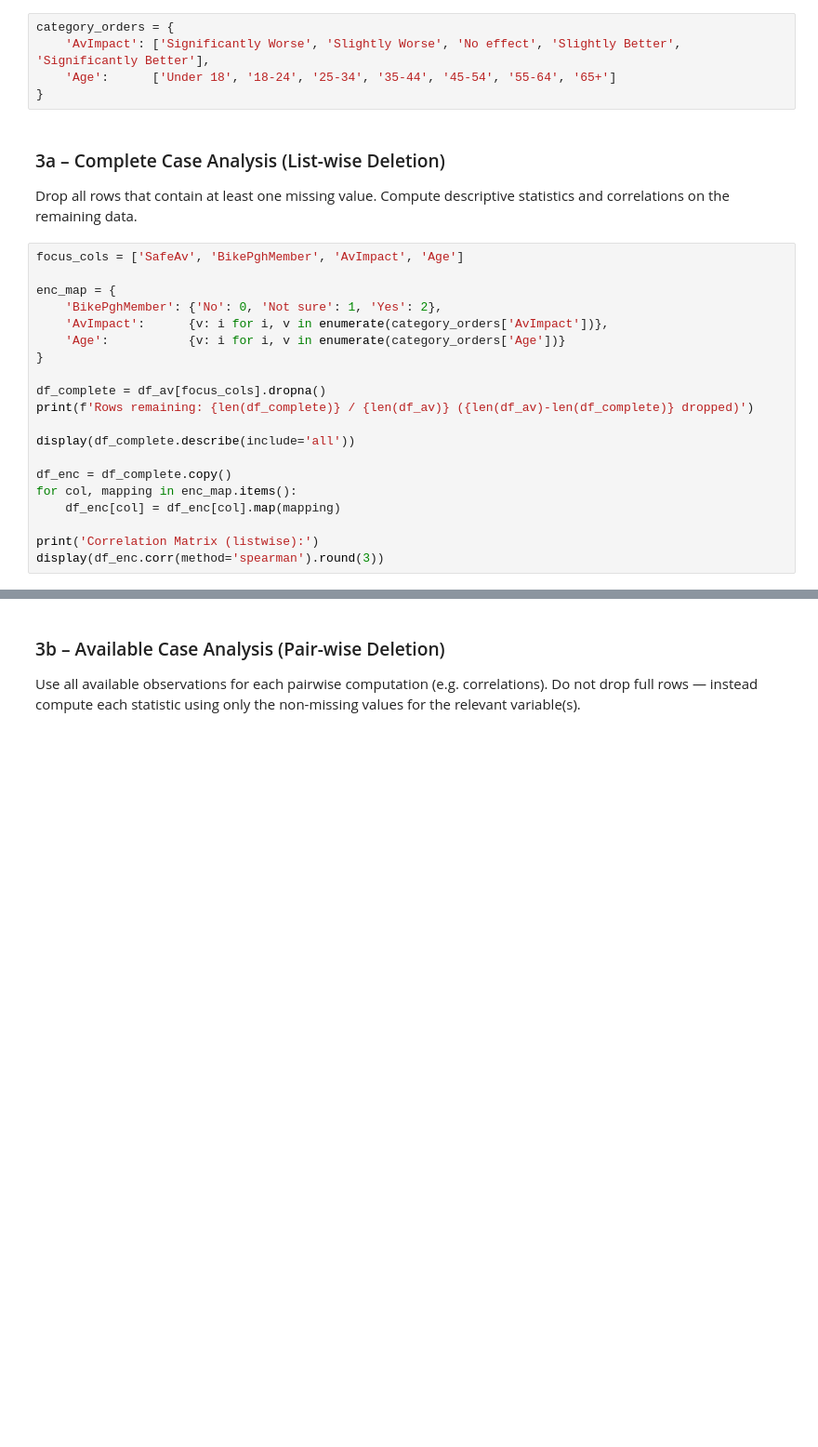
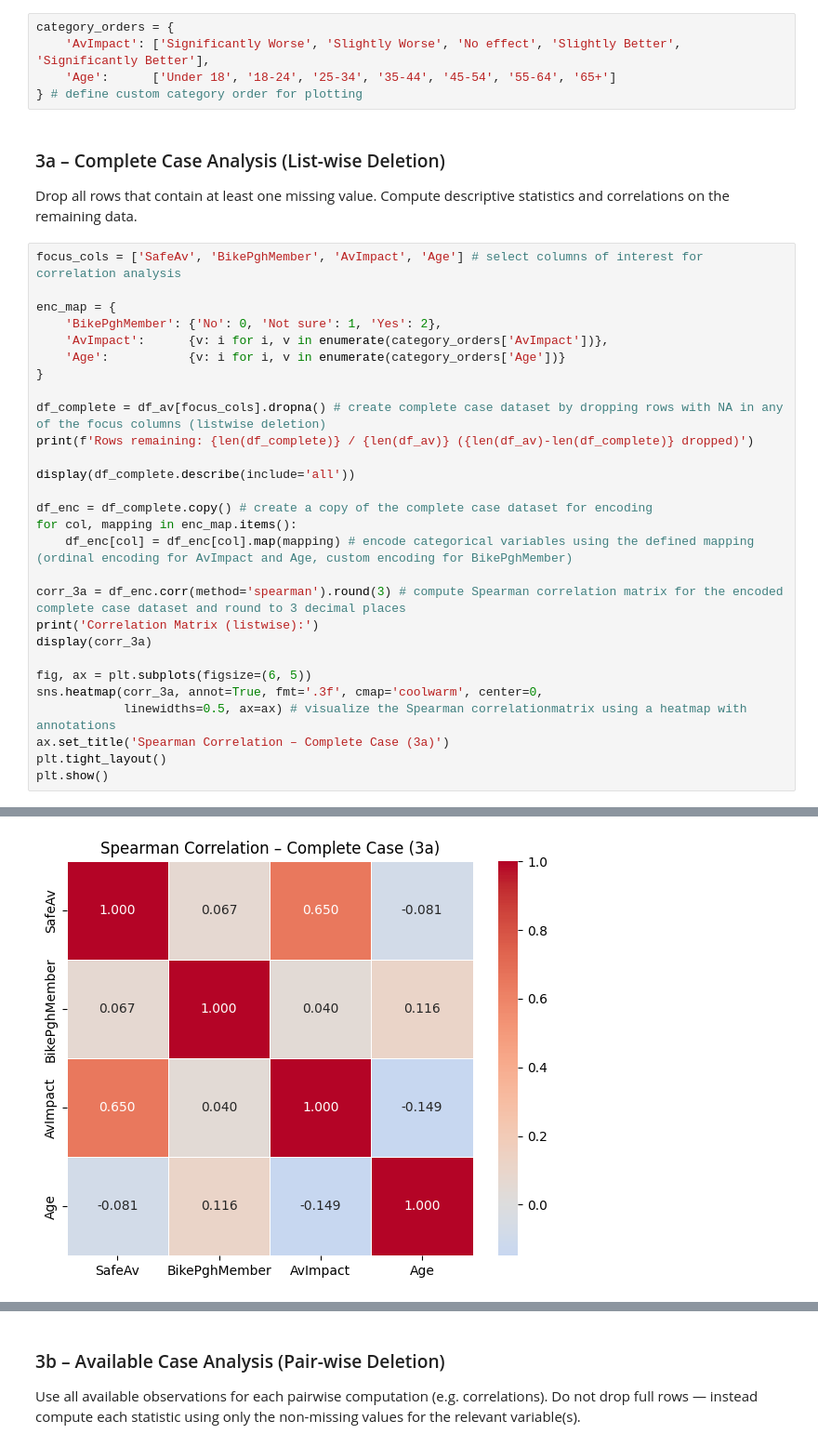
Before and after one commit to athi2210/DA-Lab-group, a Jupyter notebook: data_quality_missing_values.ipynb, the cells around one changed output, grey strips where cells are left out. Shown at 93% size. Saved outputs shown, nothing was run; the diff lists cells and outputs as text; blank space fills up the shorter version.

```diff
--- a/data_quality_missing_values.ipynb
+++ b/data_quality_missing_values.ipynb
@@ -200,13 +206,13 @@ Apply and compare four different approaches for handling missing values. After e
 category_orders = {
     'AvImpact': ['Significantly Worse', 'Slightly Worse', 'No effect', 'Slightly Better', 'Significantly Better'],
     'Age':      ['Under 18', '18-24', '25-34', '35-44', '45-54', '55-64', '65+']
-}
+} # define custom category order for plotting
 # %% [markdown]
 ### 3a – Complete Case Analysis (List-wise Deletion)
 
 Drop all rows that contain at least one missing value. Compute descriptive statistics and correlations on the remaining data.
 # %%
-focus_cols = ['SafeAv', 'BikePghMember', 'AvImpact', 'Age']
+focus_cols = ['SafeAv', 'BikePghMember', 'AvImpact', 'Age'] # select columns of interest for correlation analysis
 
 enc_map = {
     'BikePghMember': {'No': 0, 'Not sure': 1, 'Yes': 2},
@@ -214,34 +220,43 @@ enc_map = {
     'Age':           {v: i for i, v in enumerate(category_orders['Age'])}
 }
 
-df_complete = df_av[focus_cols].dropna()
+df_complete = df_av[focus_cols].dropna() # create complete case dataset by dropping rows with NA in any of the focus columns (listwise deletion)
 print(f'Rows remaining: {len(df_complete)} / {len(df_av)} ({len(df_av)-len(df_complete)} dropped)')
 
 display(df_complete.describe(include='all'))
 
-df_enc = df_complete.copy()
+df_enc = df_complete.copy() # create a copy of the complete case dataset for encoding
 for col, mapping in enc_map.items():
-    df_enc[col] = df_enc[col].map(mapping)
+    df_enc[col] = df_enc[col].map(mapping) # encode categorical variables using the defined mapping (ordinal encoding for AvImpact and Age, custom encoding for BikePghMember)
 
+corr_3a = df_enc.corr(method='spearman').round(3) # compute Spearman correlation matrix for the encoded complete case dataset and round to 3 decimal places
 print('Correlation Matrix (listwise):')
-display(df_enc.corr(method='spearman').round(3))
+display(corr_3a)
+
+fig, ax = plt.subplots(figsize=(6, 5))
+sns.heatmap(corr_3a, annot=True, fmt='.3f', cmap='coolwarm', center=0,
+            linewidths=0.5, ax=ax) # visualize the Spearman correlationmatrix using a heatmap with annotations
+ax.set_title('Spearman Correlation – Complete Case (3a)')
+plt.tight_layout()
+plt.show()
 # %% [output]
 Rows remaining: 768 / 795 (27 dropped)
 |  | SafeAv | BikePghMember | AvImpact | Age |
 | count | 768.000000 | 768 | 768 | 768 |
 | unique | NaN | 3 | 5 | 7 |
 | top | NaN | Yes | Significantly Better | 25-34 |
 | freq | NaN | 378 | 302 | 201 |
 | mean | 3.691406 | NaN | NaN | NaN |
 | std | 1.188747 | NaN | NaN | NaN |
 | min | 1.000000 | NaN | NaN | NaN |
 | 25% | 3.000000 | NaN | NaN | NaN |
 | 50% | 4.000000 | NaN | NaN | NaN |
 | 75% | 5.000000 | NaN | NaN | NaN |
 | max | 5.000000 | NaN | NaN | NaN |
 Correlation Matrix (listwise):
 |  | SafeAv | BikePghMember | AvImpact | Age |
 | SafeAv | 1.000 | 0.067 | 0.650 | -0.081 |
 | BikePghMember | 0.067 | 1.000 | 0.040 | 0.116 |
 | AvImpact | 0.650 | 0.040 | 1.000 | -0.149 |
 | Age | -0.081 | 0.116 | -0.149 | 1.000 |
+[figure, added]
```
Also changed, not shown: parts of 17 cells of this notebook.
